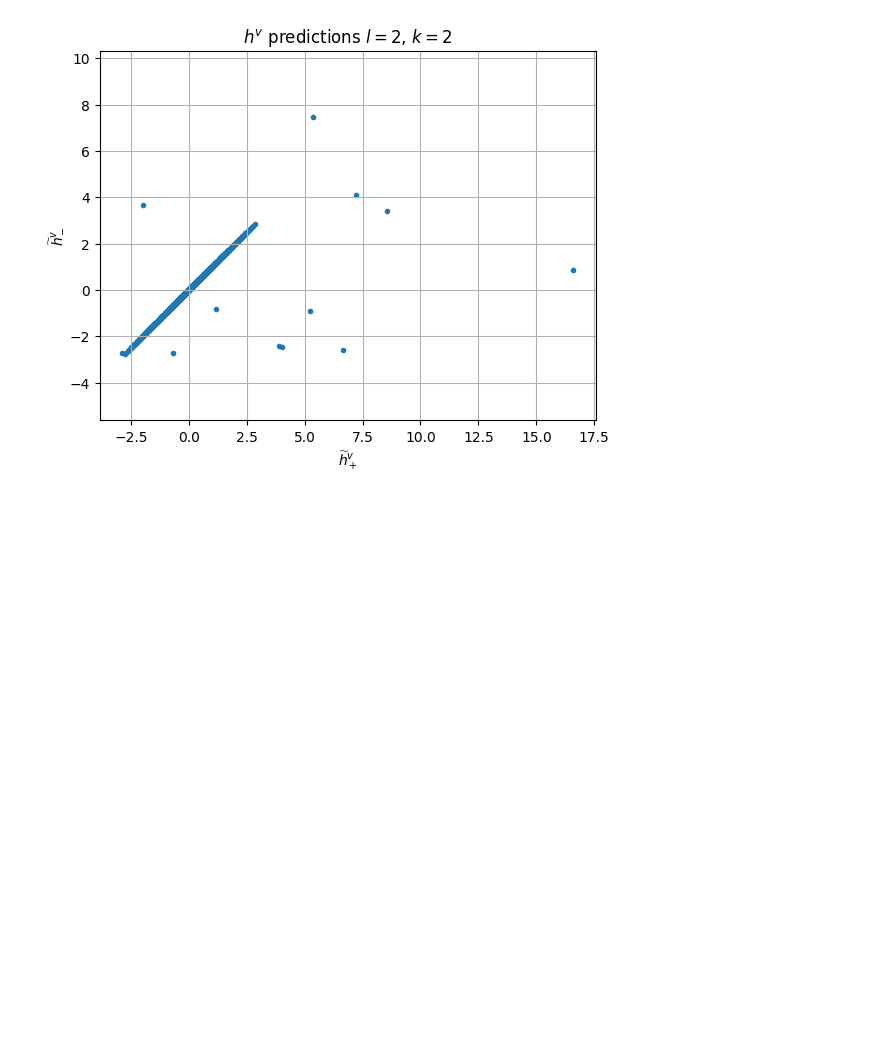
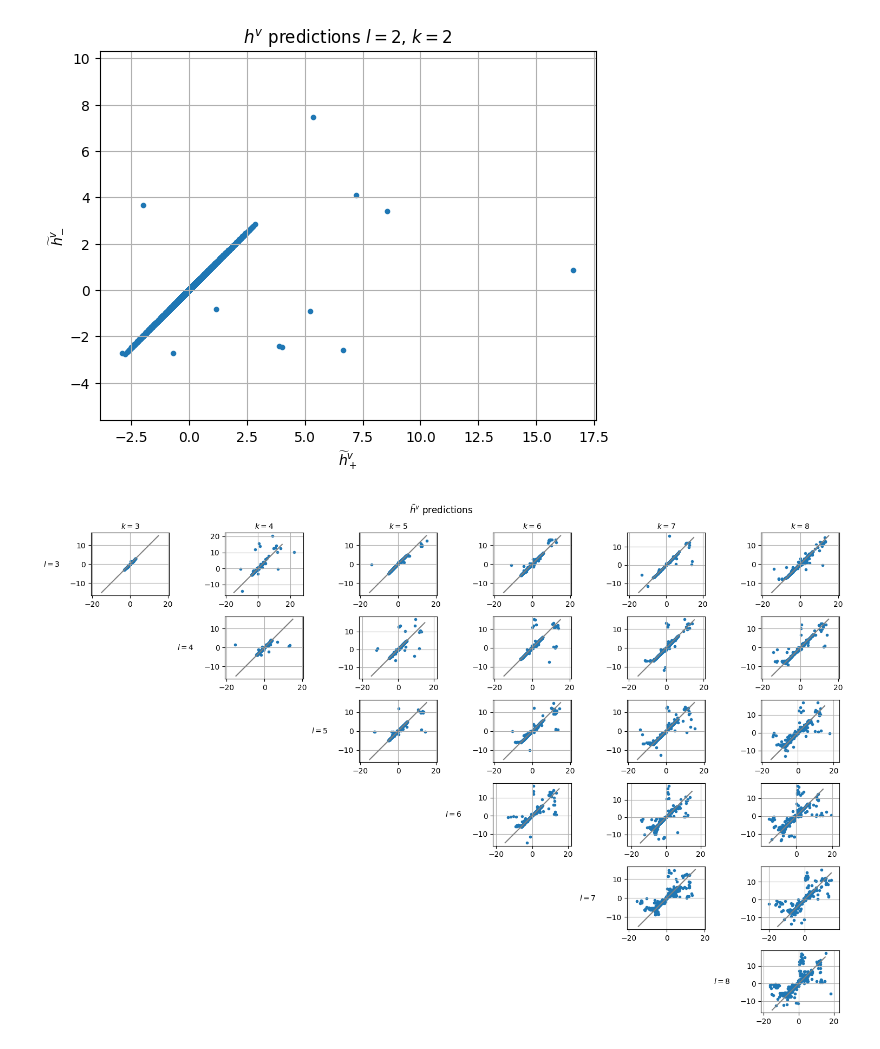
Before and after one commit to YizhongHu/statistical_mechanics_on_graphs, a Jupyter notebook: src/ising_bipartite.ipynb, the cells around one changed output. Cells and saved outputs as stored; diff of their text form; code cells hidden in the pictures; blank space fills up the shorter version.

```diff
--- a/src/ising_bipartite.ipynb
+++ b/src/ising_bipartite.ipynb
@@ -524,6 +527,63 @@ plt.title(f'$h^v$ predictions $l={l}$, $k={k}$')
 # %% [output]
 Text(0.5, 1.0, '$h^v$ predictions $l=2$, $k=2$')
 [figure]
+# %%
+num_ls, num_ks = 6, 6
+
+fig = plt.figure(figsize=(15, 10))
+
+for l, i in zip(range(3, 9), range(num_ls)):
+    for k, j in zip(range(l, 9), range(i, num_ks)):
+        # if (l, k) in {(7, 7)}:
+        #     continue
+        with open(f"../data/ising_bptt/{l=}_{k=}.npz", "rb") as f:
+            npzfile = np.load(f)
+            betas = npzfile['betas']
+            Bs = npzfile['Bs']
+            betam = npzfile['betam']
+            Bm = npzfile['Bm']
+            mu_a = npzfile['mu_a'].reshape(*betam.shape, 2, l+1)
+            mu_v = npzfile['mu_v'].reshape(*betam.shape, 2, k+1)
+
+        ax = fig.add_subplot(num_ls, num_ks, num_ls * i + j + 1)
+
+        if i == 0:
+            ax.annotate(f'$k={k}$', xy=(0.5, 1), xytext=(0, pad),
+                        xycoords='axes fraction', textcoords='offset points',
+                        size='medium', ha='center', va='baseline')
+
+        if j == i:
+            ax.annotate(f'$l={l}$', xy=(0, 0.5), xytext=(-ax.yaxis.labelpad - pad, 0),
+                        xycoords=ax.yaxis.label, textcoords='offset points',
+                        size='medium', ha='right', va='center')
+
+        preds_pos = []
+        preds_neg = []
+        for mu, beta, B in zip(mu_a.reshape(-1, 2, l+1), betam.flatten(), Bm.flatten()):
+            pi_mu = edge_distribution_partial(mu, l)
+            # h_v_neg = (np.log(pi_mu[0, 0] / pi_mu[0, 1]) / 2 - beta + B / k) / (1 - 1/l)
+            # h_v_pos = -(np.log(pi_mu[1, 1] / pi_mu[1, 0]) / 2 - beta - B / k) / (1 - 1/l)
+            h_v_neg = -(np.log(pi_mu[0, 0] / pi_mu[0, 1]) / 2 - beta)
+            h_v_pos = (np.log(pi_mu[1, 1] / pi_mu[1, 0]) / 2 - beta)
+            preds_pos.append(h_v_pos)
+            preds_neg.append(h_v_neg)
+        ax.scatter(preds_pos, preds_neg, marker='.')
+        ax.grid(True)
+        ax.axis('equal')
+        # ax.set_xlim(-10, 10)
+        # ax.set_ylim(-10, 10)
+        # ax.set_xlabel('$\\widetilde{h}^v_+$', size='xx-small')
+        # ax.set_ylabel('$\\widetilde{h}^v_-$', size='xx-small')
+        # ax.set_title(f'$l={l}$, $k={k}$', size='small')
+
+        x = np.linspace(-15, 15, 10)
+        ax.plot(x, x, color='gray')
+    fig.suptitle('$\\bar{h}^v$ predictions')
+
+fig.tight_layout()
+plt.savefig('../img/Ising_bptt/hv_pred.png')
+# %% [output]
+[figure, added]
 # %%
 num_ls, num_ks = 6, 6
 
```
Also changed, not shown: parts of 10 cells of this notebook, 3 other files.
